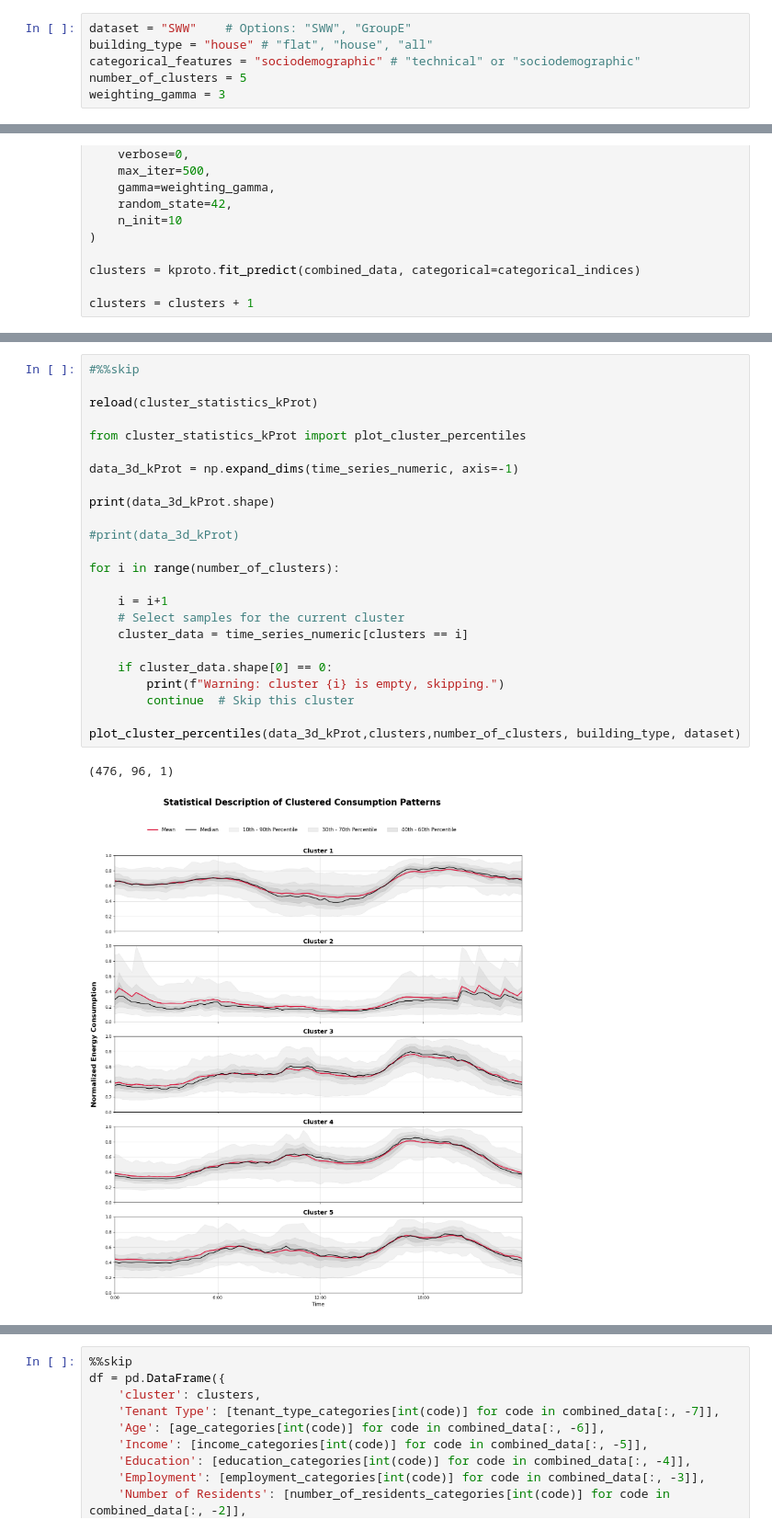
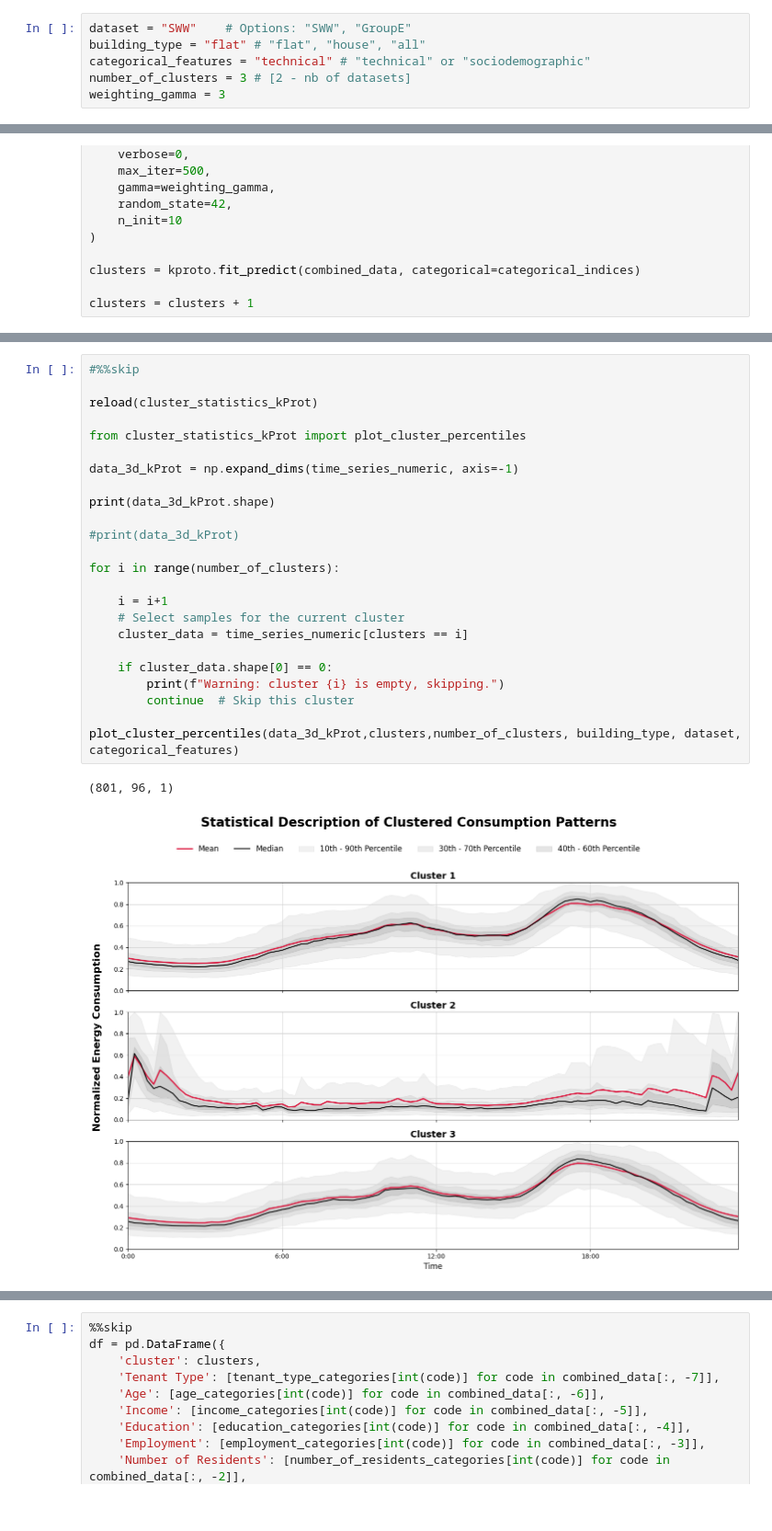
Before and after one commit to jasigrist/Customer_Segmentation_Lantern, a Jupyter notebook: KPrototypes/kPrototypes_Clustering.ipynb, the cells around one changed output, grey strips where cells are left out. Shown: that part at 92% size. Saved outputs shown, nothing was run; the diff lists cells and outputs as text; blank space fills up the shorter version.

Commit message:
Further improvements to handle more datasets

```diff
--- a/KPrototypes/kPrototypes_Clustering.ipynb
+++ b/KPrototypes/kPrototypes_Clustering.ipynb
@@ -17,9 +17,9 @@ def skip(line, cell):
     return
 # %%
 dataset = "SWW"    # Options: "SWW", "GroupE"
-building_type = "house" # "flat", "house", "all"
-categorical_features = "sociodemographic" # "technical" or "sociodemographic"
-number_of_clusters = 5
+building_type = "flat" # "flat", "house", "all"
+categorical_features = "technical" # "technical" or "sociodemographic"
+number_of_clusters = 3 # [2 - nb of datasets]
 weighting_gamma = 3
 # %%
 pattern = (f'/Users/jansigrist/Documents/SP/Customer_Segmentation_Lantern/DATA/{dataset}/SM_DATA_hourlyAveraged_normalized/*.csv')
@@ -599,28 +597,28 @@ Cluster 5 size: 66
 # %%
 #%%skip
 
 reload(cluster_statistics_kProt)
 
 from cluster_statistics_kProt import plot_cluster_percentiles
 
 data_3d_kProt = np.expand_dims(time_series_numeric, axis=-1)
 
 print(data_3d_kProt.shape)
 
 #print(data_3d_kProt)
 
 for i in range(number_of_clusters):
 
     i = i+1
     # Select samples for the current cluster
     cluster_data = time_series_numeric[clusters == i]
 
     if cluster_data.shape[0] == 0:
         print(f"Warning: cluster {i} is empty, skipping.")
         continue  # Skip this cluster
 
-plot_cluster_percentiles(data_3d_kProt,clusters,number_of_clusters, building_type, dataset)
+plot_cluster_percentiles(data_3d_kProt,clusters,number_of_clusters, building_type, dataset, categorical_features)
 # %% [output]
-(476, 96, 1)
+(801, 96, 1)
-[figure, old version]
+[figure, new version]
 # %%
```
Also changed, not shown: parts of 9 cells of this notebook, 19 other files.
